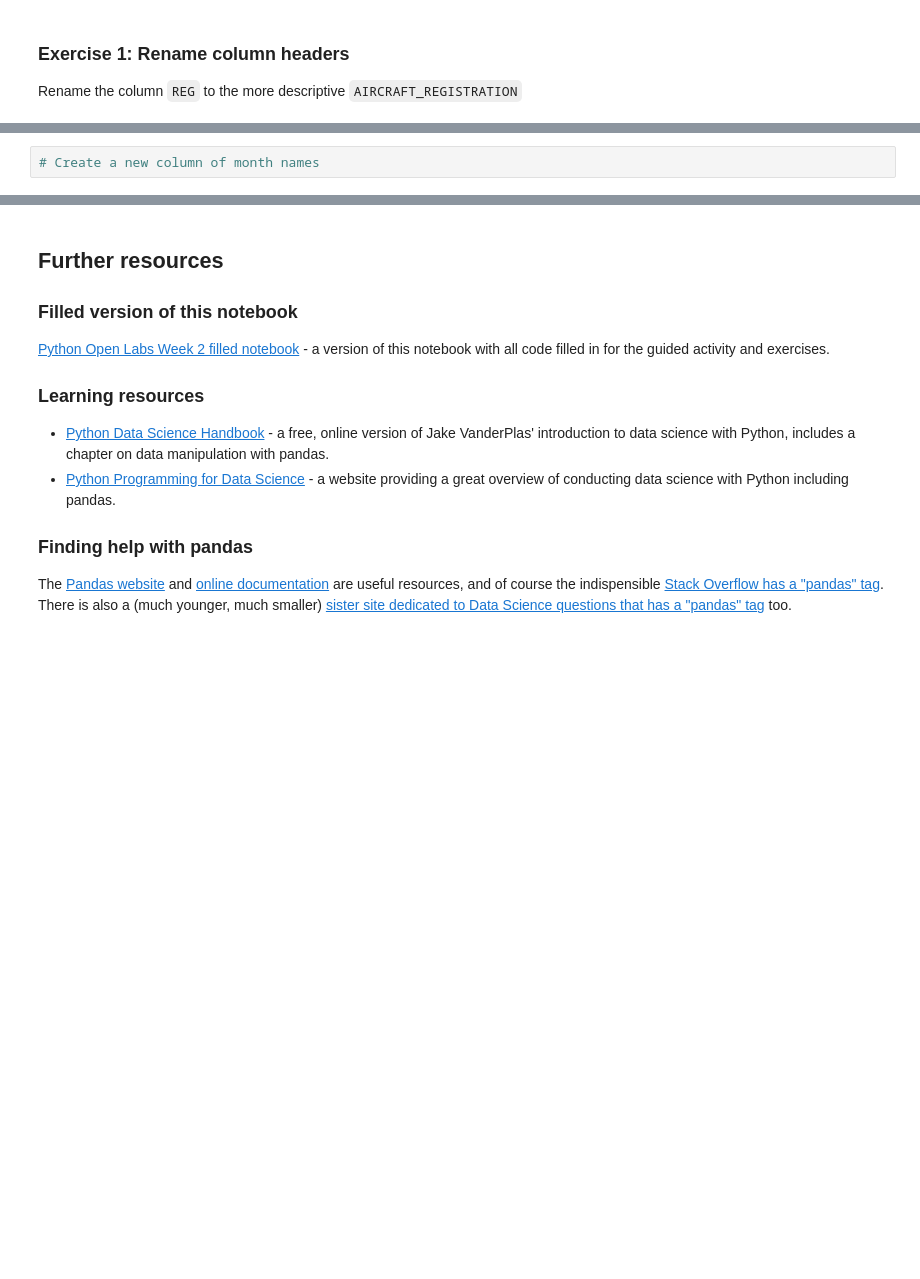
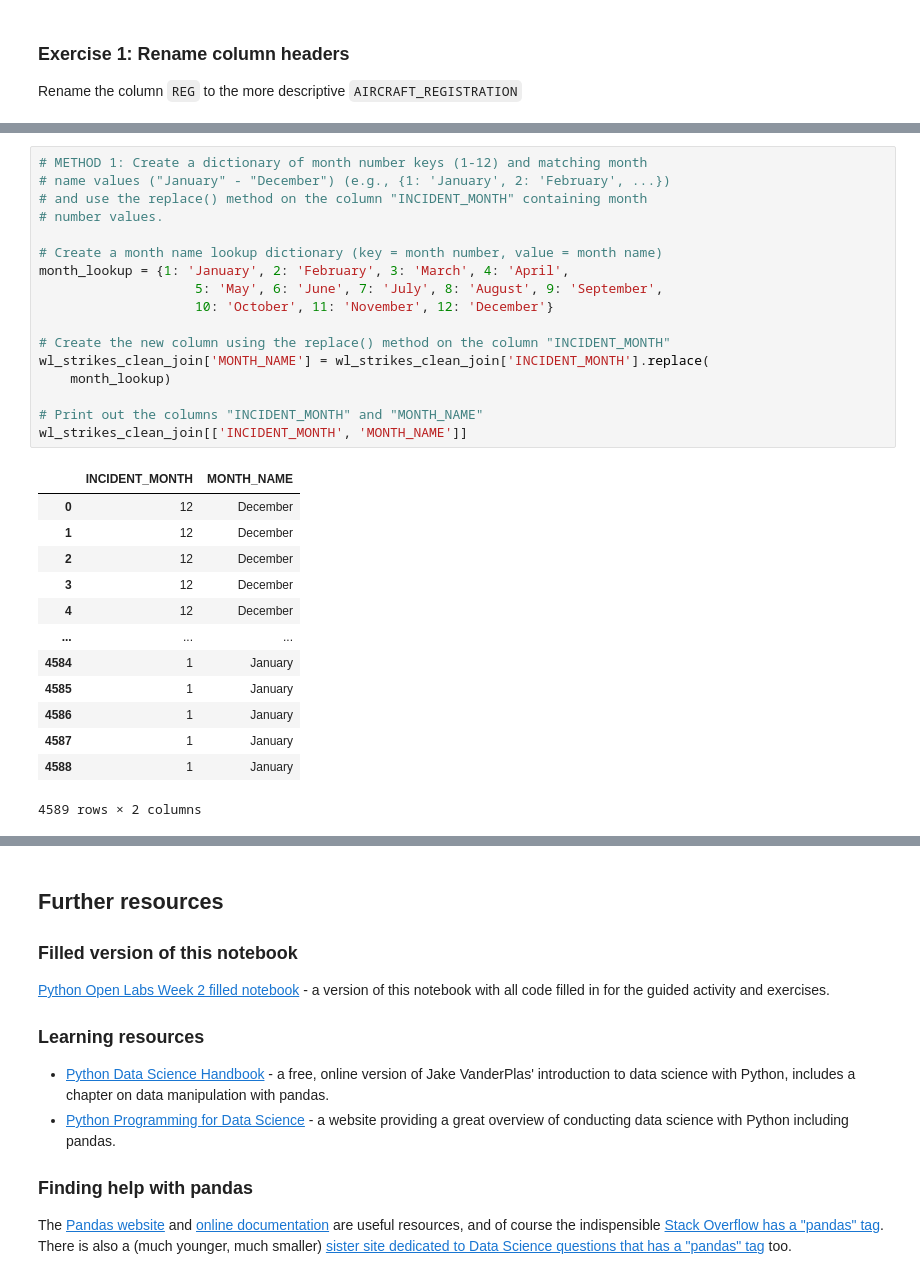
Before and after one commit to NCSU-Libraries/data-viz-workshops, a Jupyter notebook: Python_Open_Labs/Data_wrangling_with_Pandas/Python_Open_Labs_Week2_filled.ipynb, the cells around one changed output, grey strips where cells are left out. Drawn from its saved outputs; the diff is of its cells as text; blank space fills up the shorter version.

```diff
--- a/Python_Open_Labs/Data_wrangling_with_Pandas/Python_Open_Labs_Week2_filled.ipynb
+++ b/Python_Open_Labs/Data_wrangling_with_Pandas/Python_Open_Labs_Week2_filled.ipynb
@@ -424,2 +515,31 @@ Our dataset currently contains a column of integer values representing the month
-# %%
-# Create a new column of month names
+# %%
+# METHOD 1: Create a dictionary of month number keys (1-12) and matching month
+# name values ("January" - "December") (e.g., {1: 'January', 2: 'February', ...})
+# and use the replace() method on the column "INCIDENT_MONTH" containing month
+# number values.
+
+# Create a month name lookup dictionary (key = month number, value = month name)
+month_lookup = {1: 'January', 2: 'February', 3: 'March', 4: 'April',
+                    5: 'May', 6: 'June', 7: 'July', 8: 'August', 9: 'September',
+                    10: 'October', 11: 'November', 12: 'December'}
+
+# Create the new column using the replace() method on the column "INCIDENT_MONTH"
+wl_strikes_clean_join['MONTH_NAME'] = wl_strikes_clean_join['INCIDENT_MONTH'].replace(
+    month_lookup)
+
+# Print out the columns "INCIDENT_MONTH" and "MONTH_NAME"
+wl_strikes_clean_join[['INCIDENT_MONTH', 'MONTH_NAME']]
+# %% [output]
+|  | INCIDENT_MONTH | MONTH_NAME |
+| 0 | 12 | December |
+| 1 | 12 | December |
+| 2 | 12 | December |
+| 3 | 12 | December |
+| 4 | 12 | December |
+| ... | ... | ... |
+| 4584 | 1 | January |
+| 4585 | 1 | January |
+| 4586 | 1 | January |
+| 4587 | 1 | January |
+| 4588 | 1 | January |
+4589 rows × 2 columns
```
Also changed, not shown: parts of 27 cells of this notebook, 1 other file.
